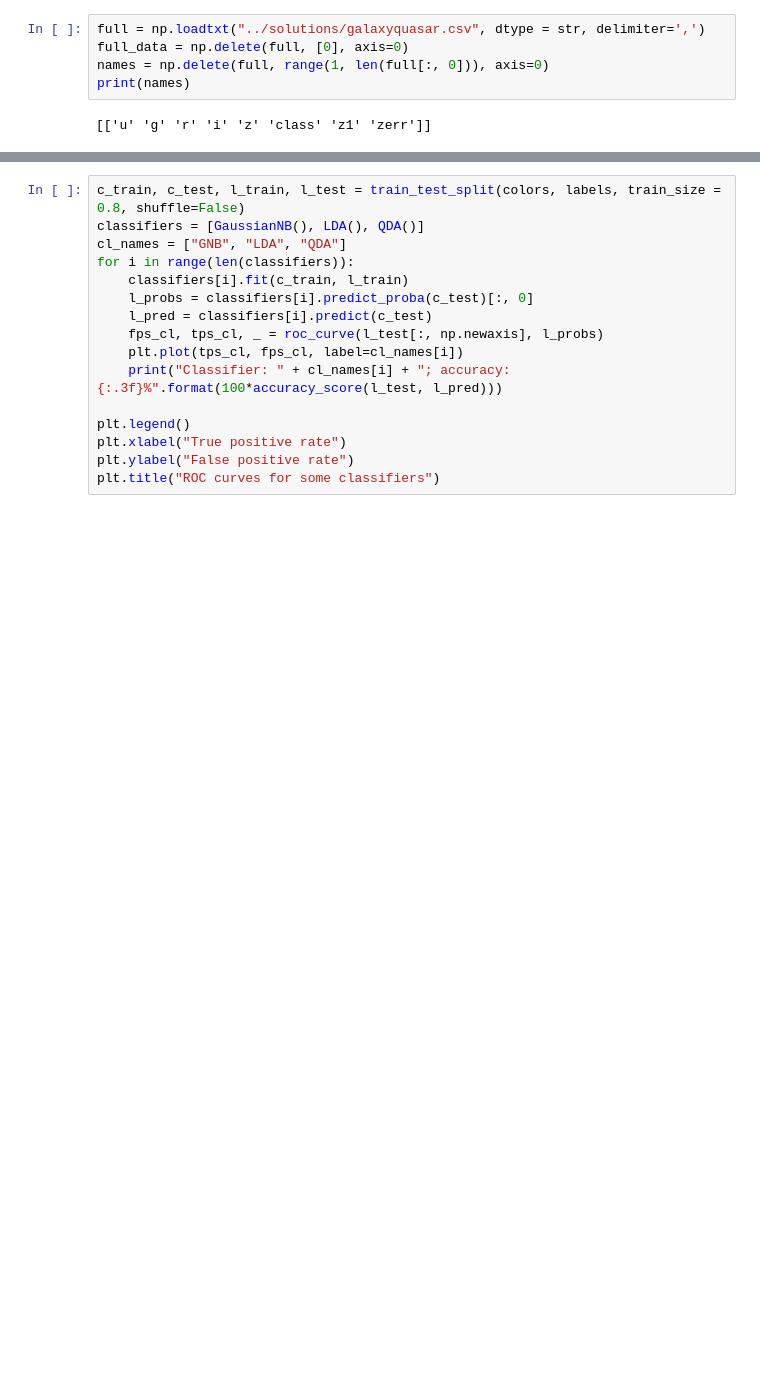
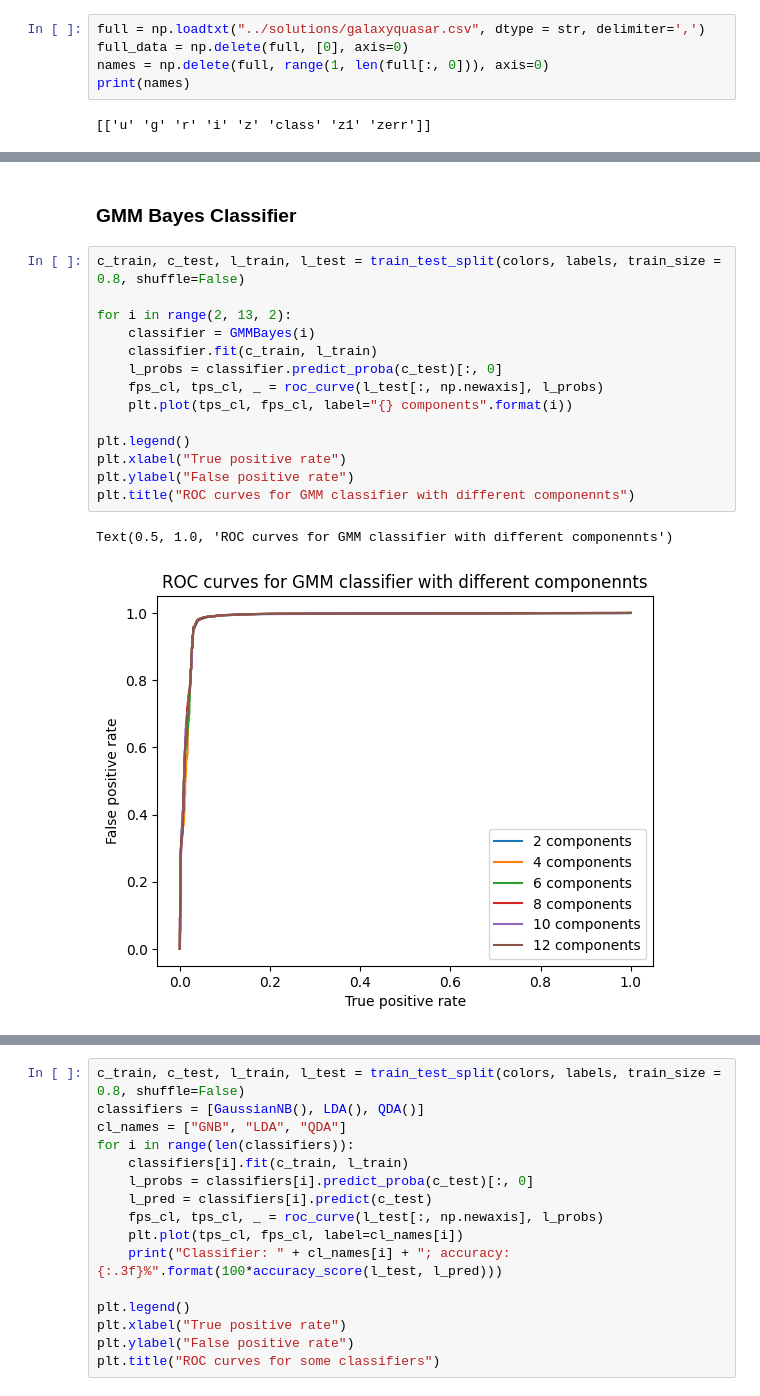
Before and after one commit to DiegoToniolo/astrostatistics_bicocca_2024, a Jupyter notebook: working/L19_GalaxiesAndQuasars.ipynb, the cells around one changed output, grey strips where cells are left out. Drawn from its saved outputs; the diff is of its cells as text; blank space fills up the shorter version.

```diff
--- a/working/L19_GalaxiesAndQuasars.ipynb
+++ b/working/L19_GalaxiesAndQuasars.ipynb
@@ -40,0 +76,19 @@ for i in range(0, 4):
+# %% [markdown]
+### GMM Bayes Classifier
+# %%
+c_train, c_test, l_train, l_test = train_test_split(colors, labels, train_size = 0.8, shuffle=False)
+
+for i in range(2, 13, 2):
+    classifier = GMMBayes(i)
+    classifier.fit(c_train, l_train)
+    l_probs = classifier.predict_proba(c_test)[:, 0]
+    fps_cl, tps_cl, _ = roc_curve(l_test[:, np.newaxis], l_probs)
+    plt.plot(tps_cl, fps_cl, label="{} components".format(i))
+
+plt.legend()
+plt.xlabel("True positive rate")
+plt.ylabel("False positive rate")
+plt.title("ROC curves for GMM classifier with different componennts")
+# %% [output]
+Text(0.5, 1.0, 'ROC curves for GMM classifier with different componennts')
+[figure, added]
```
Also changed, not shown: parts of 33 cells of this notebook.
